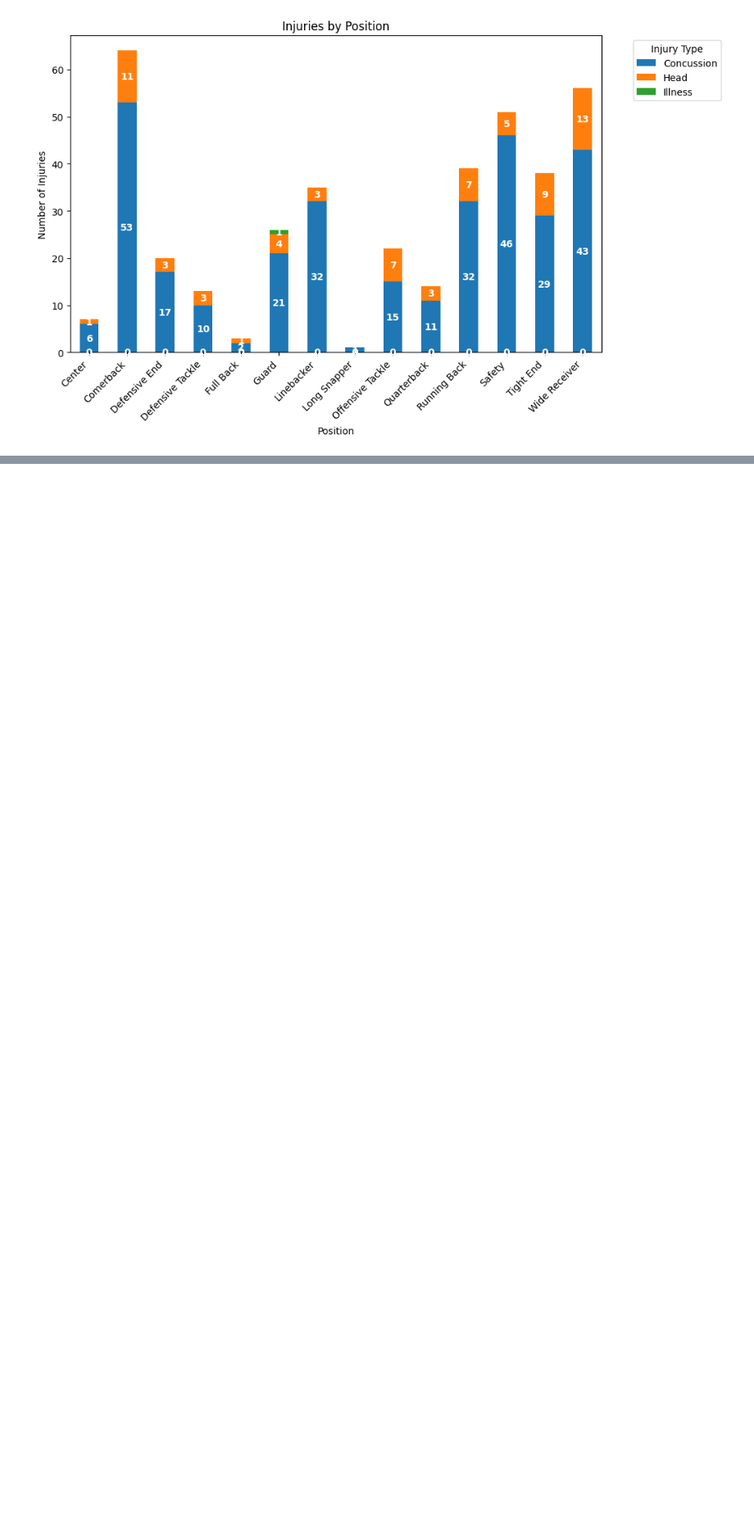
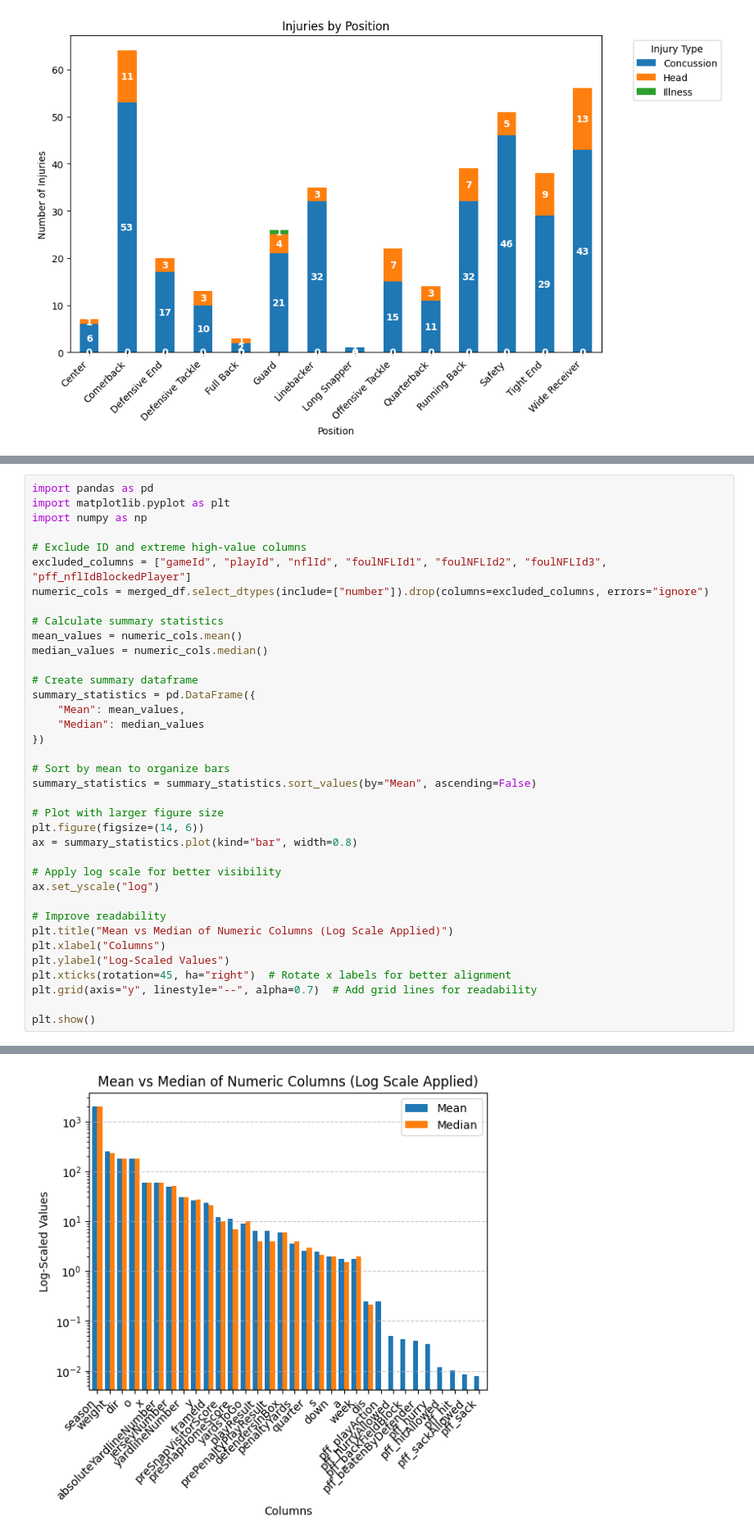
Before and after one commit to cwmckee91/dx699, a Jupyter notebook: 2025-spring-B2/ModB2-Week2-McKee-Chris.ipynb, the cells around one changed output, grey strips where cells are left out. Shown: that part at 82% size. Drawn from its saved outputs; the diff is of its cells as text; blank space fills up the shorter version.

```diff
--- a/2025-spring-B2/ModB2-Week2-McKee-Chris.ipynb
+++ b/2025-spring-B2/ModB2-Week2-McKee-Chris.ipynb
@@ -254,0 +355,38 @@ Another git test
+# %%
+import pandas as pd
+import matplotlib.pyplot as plt
+import numpy as np
+
+# Exclude ID and extreme high-value columns
+excluded_columns = ["gameId", "playId", "nflId", "foulNFLId1", "foulNFLId2", "foulNFLId3", "pff_nflIdBlockedPlayer"]
+numeric_cols = merged_df.select_dtypes(include=["number"]).drop(columns=excluded_columns, errors="ignore")
+
+# Calculate summary statistics
+mean_values = numeric_cols.mean()
+median_values = numeric_cols.median()
+
+# Create summary dataframe
+summary_statistics = pd.DataFrame({
+    "Mean": mean_values,
+    "Median": median_values
+})
+
+# Sort by mean to organize bars
+summary_statistics = summary_statistics.sort_values(by="Mean", ascending=False)
+
+# Plot with larger figure size
+plt.figure(figsize=(14, 6))
+ax = summary_statistics.plot(kind="bar", width=0.8)
+
+# Apply log scale for better visibility
+ax.set_yscale("log")
+
+# Improve readability
+plt.title("Mean vs Median of Numeric Columns (Log Scale Applied)")
+plt.xlabel("Columns")
+plt.ylabel("Log-Scaled Values")
+plt.xticks(rotation=45, ha="right")  # Rotate x labels for better alignment
+plt.grid(axis="y", linestyle="--", alpha=0.7)  # Add grid lines for readability
+
+plt.show()
+# %% [output]
@@ -254,0 +394 @@ Another git test
+[figure, added]
```
Also changed, not shown: parts of 37 cells of this notebook, 1 other file.
